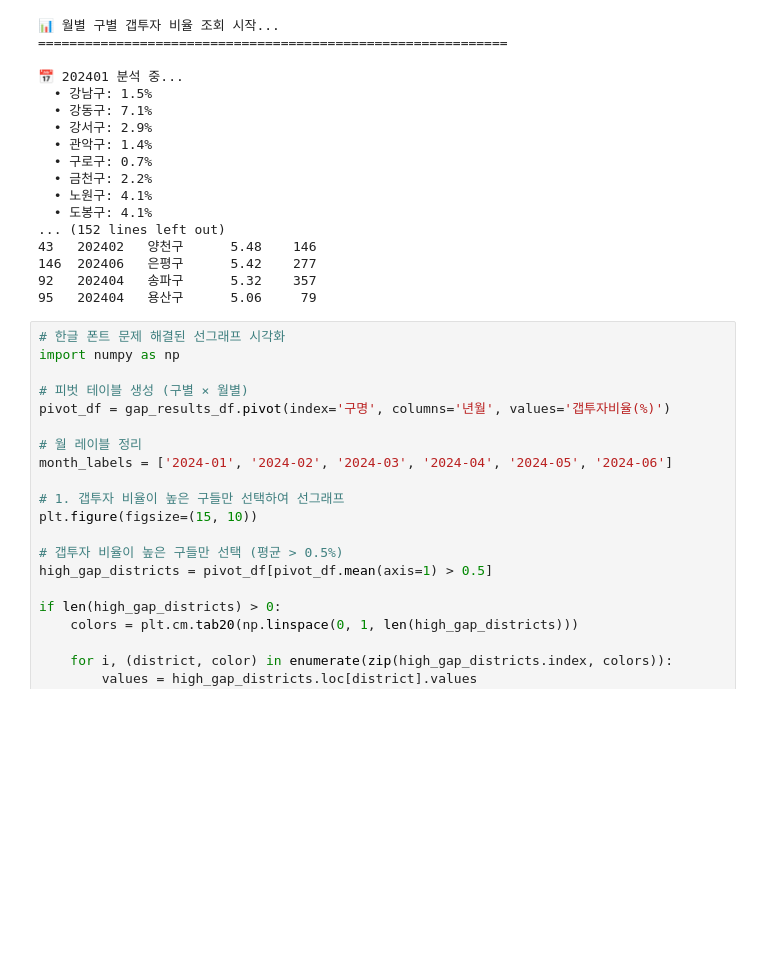
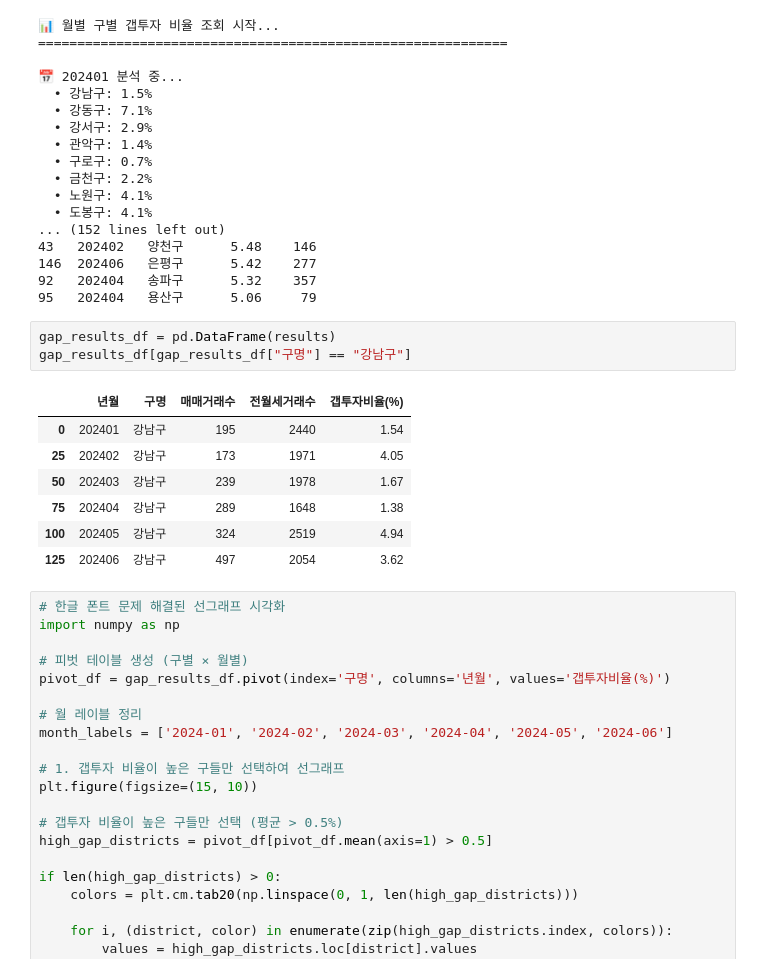
Before and after one commit to bongkyunSON/real_estate_valuation_model, a Jupyter notebook: 실거래가.ipynb, the cells around one changed output. Cells and saved outputs as stored; diff of their text form; blank space fills up the shorter version.

```diff
--- a/실거래가.ipynb
+++ b/실거래가.ipynb
@@ -575,6 +600,17 @@ print(gap_results_df.nlargest(10, '갭투자비율(%)')[['년월', '구명', '
 146  202406   은평구      5.42    277
 92   202404   송파구      5.32    357
 95   202404   용산구      5.06     79
+# %%
+gap_results_df = pd.DataFrame(results)
+gap_results_df[gap_results_df["구명"] == "강남구"]
+# %% [output]
+|  | 년월 | 구명 | 매매거래수 | 전월세거래수 | 갭투자비율(%) |
+| 0 | 202401 | 강남구 | 195 | 2440 | 1.54 |
+| 25 | 202402 | 강남구 | 173 | 1971 | 4.05 |
+| 50 | 202403 | 강남구 | 239 | 1978 | 1.67 |
+| 75 | 202404 | 강남구 | 289 | 1648 | 1.38 |
+| 100 | 202405 | 강남구 | 324 | 2519 | 4.94 |
+| 125 | 202406 | 강남구 | 497 | 2054 | 3.62 |
 # %%
 # 한글 폰트 문제 해결된 선그래프 시각화
 import numpy as np
```
Also changed, not shown: parts of 1 cell of this notebook, 14 other files.
